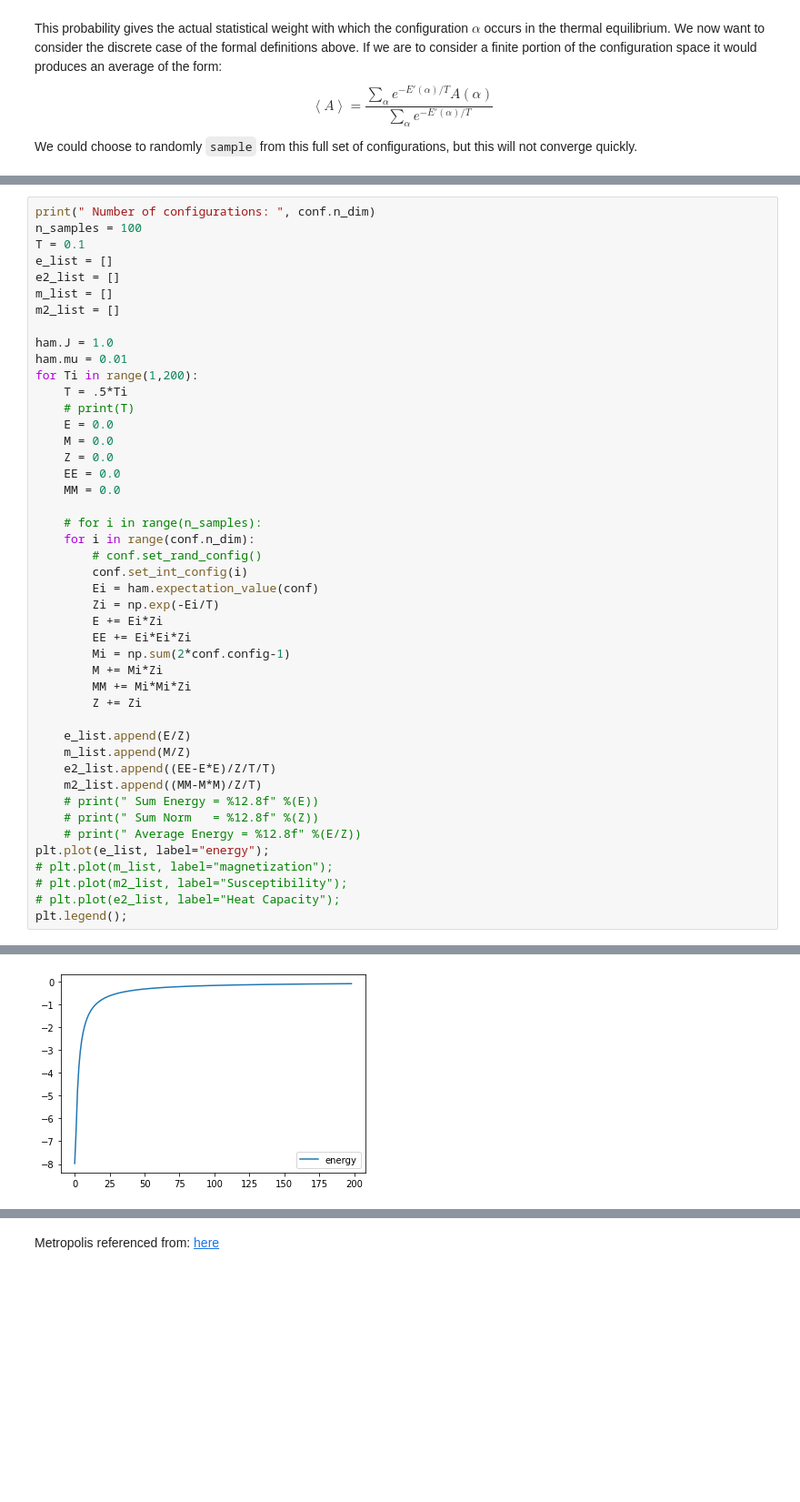
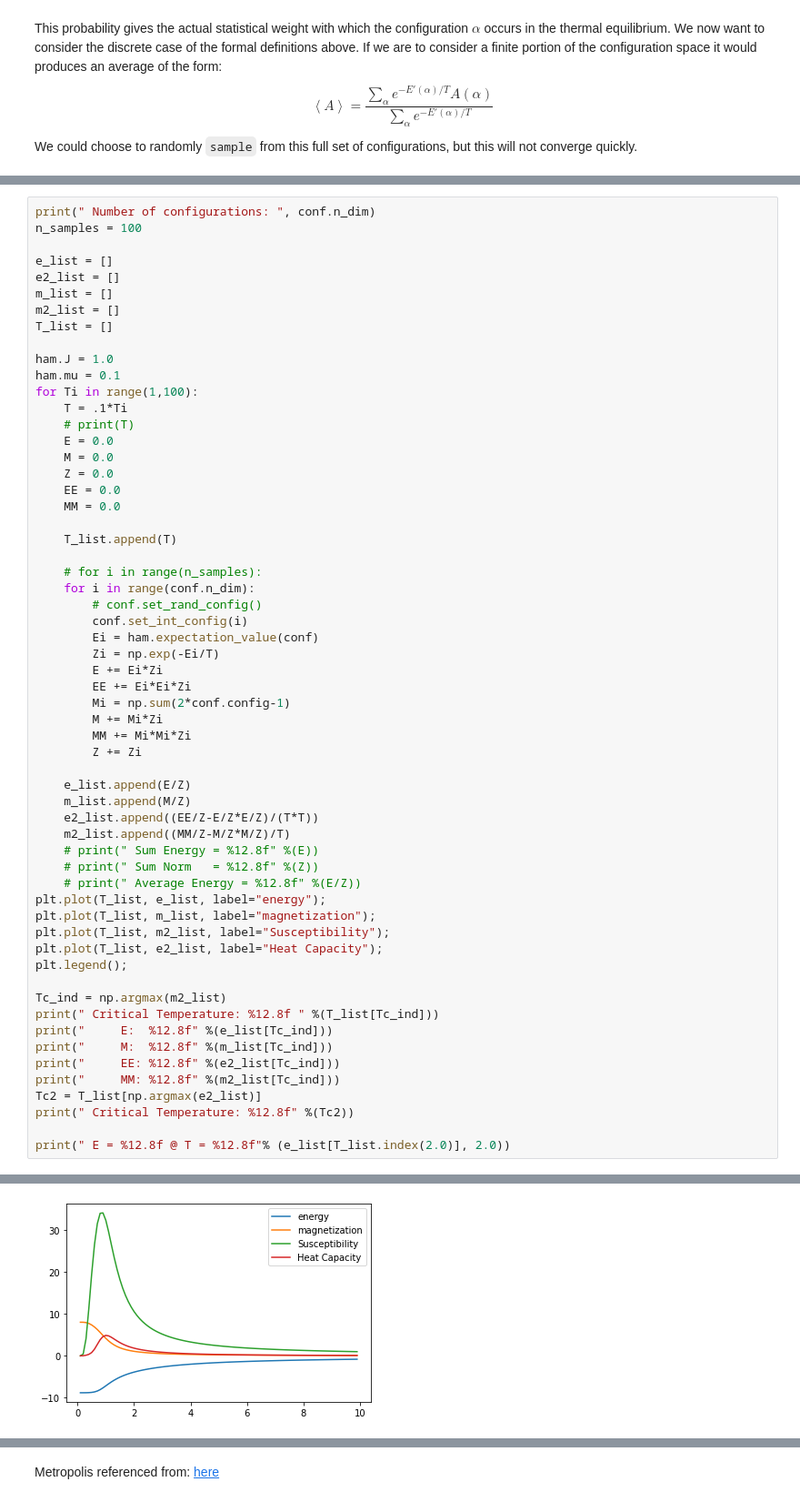
Before and after one commit to Reesem89/MonteCarlo, a Jupyter notebook: ising.ipynb, the cells around one changed output, grey strips where cells are left out. Shown: that part at 91% size. Drawn from its saved outputs; the diff is of its cells as text; blank space fills up the shorter version.

```diff
--- a/ising.ipynb
+++ b/ising.ipynb
@@ -104,22 +106,25 @@ print(conf)
 # %%
 print(" Number of configurations: ", conf.n_dim)
 n_samples = 100
-T = 0.1
+
 e_list = []
 e2_list = []
 m_list = []
 m2_list = []
+T_list = []
 
 ham.J = 1.0
-ham.mu = 0.01
-for Ti in range(1,200):
-    T = .5*Ti
+ham.mu = 0.1
+for Ti in range(1,100):
+    T = .1*Ti
     # print(T)
     E = 0.0
     M = 0.0
     Z = 0.0
     EE = 0.0
     MM = 0.0
+
+    T_list.append(T)
 
     # for i in range(n_samples):
     for i in range(conf.n_dim):
@@ -136,15 +141,26 @@ for Ti in range(1,200):
 
     e_list.append(E/Z)
     m_list.append(M/Z)
-    e2_list.append((EE-E*E)/Z/T/T)
-    m2_list.append((MM-M*M)/Z/T)
+    e2_list.append((EE/Z-E/Z*E/Z)/(T*T))
+    m2_list.append((MM/Z-M/Z*M/Z)/T)
     # print(" Sum Energy = %12.8f" %(E))
     # print(" Sum Norm   = %12.8f" %(Z))
     # print(" Average Energy = %12.8f" %(E/Z))
-plt.plot(e_list, label="energy");
-# plt.plot(m_list, label="magnetization");
-# plt.plot(m2_list, label="Susceptibility");
-# plt.plot(e2_list, label="Heat Capacity");
+plt.plot(T_list, e_list, label="energy");
+plt.plot(T_list, m_list, label="magnetization");
+plt.plot(T_list, m2_list, label="Susceptibility");
+plt.plot(T_list, e2_list, label="Heat Capacity");
 plt.legend();
+
+Tc_ind = np.argmax(m2_list)
+print(" Critical Temperature: %12.8f " %(T_list[Tc_ind]))
+print("     E:  %12.8f" %(e_list[Tc_ind]))
+print("     M:  %12.8f" %(m_list[Tc_ind]))
+print("     EE: %12.8f" %(e2_list[Tc_ind]))
+print("     MM: %12.8f" %(m2_list[Tc_ind]))
+Tc2 = T_list[np.argmax(e2_list)]
+print(" Critical Temperature: %12.8f" %(Tc2))
+
+print(" E = %12.8f @ T = %12.8f"% (e_list[T_list.index(2.0)], 2.0))
 # %% [output]
  Number of configurations:  256
@@ -151,2 +174,2 @@ plt.legend();
-[figure, old version]
+[figure, new version]
 # %%
```
Also changed, not shown: parts of 4 cells of this notebook.
